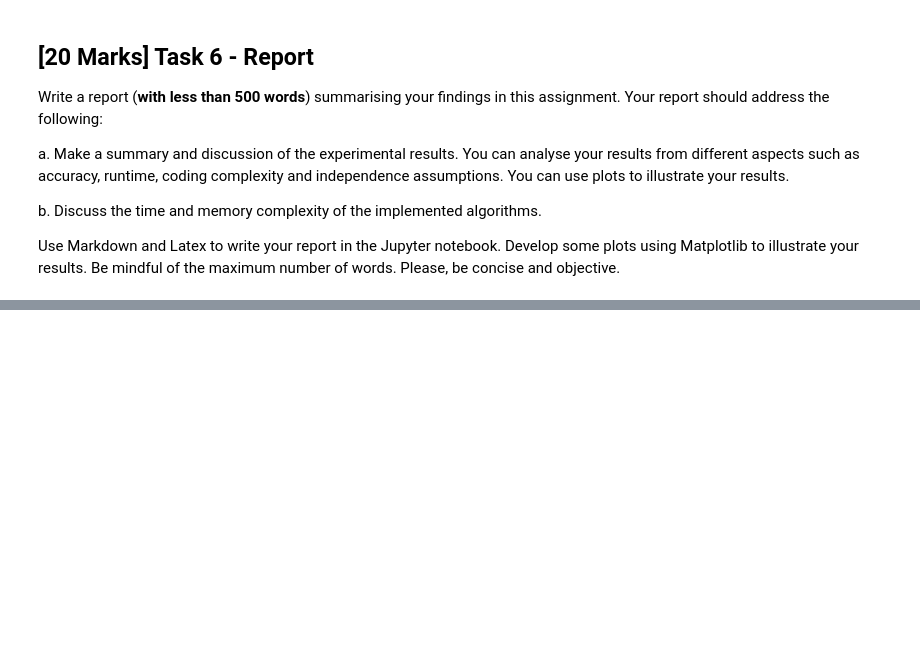
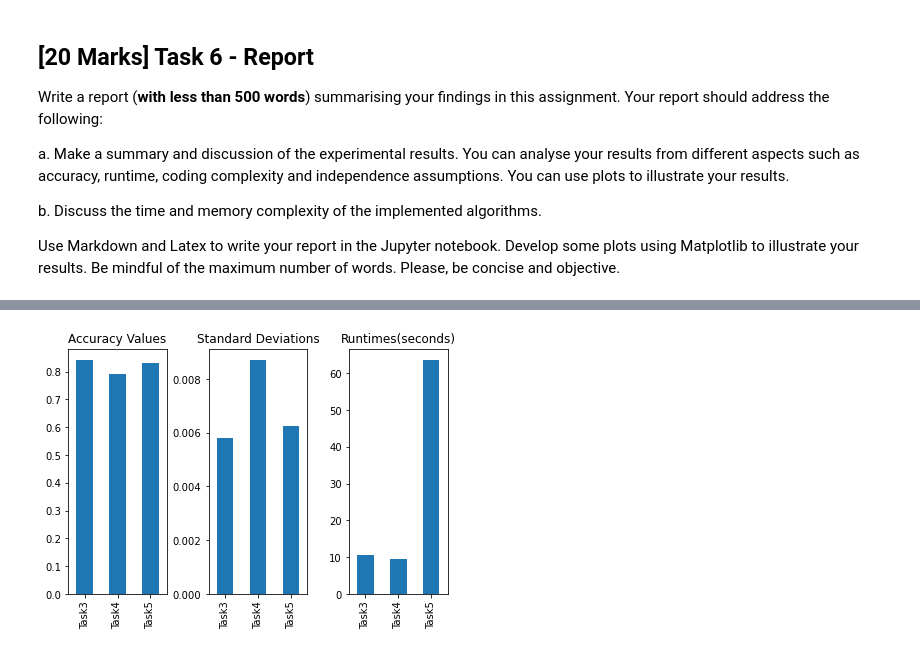
Before and after one commit to Ringgold/COMP-9418, a Jupyter notebook: COMP9418 - Assignment 1 - Bayesian networks as classifiers.ipynb, the cells around one changed output, grey strips where cells are left out. Cells and saved outputs as stored; diff of their text form; code cells hidden in the pictures; blank space fills up the shorter version.

Commit message:
10.17.2021: All tasks done

```diff
--- a/COMP9418 - Assignment 1 - Bayesian networks as classifiers.ipynb
+++ b/COMP9418 - Assignment 1 - Bayesian networks as classifiers.ipynb
@@ -488,0 +613,21 @@ Use Markdown and Latex to write your report in the Jupyter notebook. Develop som
+# %%
+import matplotlib.pyplot as plt
+
+fig, axes = plt.subplots(1,3)
+fig.tight_layout()
+axes[0].title.set_text('Accuracy Values')
+axes[1].title.set_text('Standard Deviations')
+axes[2].title.set_text('Runtimes(seconds)')
+
+tasks_list = ['Task3', 'Task4', 'Task5']
+acc_data = pd.Series([0.8412, 0.79185, 0.83295], index=tasks_list)
+acc_data.plot(kind = 'bar', ax=axes[0])
+
+stddev_data = pd.Series([0.00580603134679791, 0.008697844560579362, 0.006262786919575036], index=tasks_list)
+stddev_data.plot(kind = 'bar', ax=axes[1])
+
+time_data = pd.Series([10.6, 9.6, 63.5], index=tasks_list)
+time_data.plot(kind = 'bar', ax=axes[2])
+plt.show()
+# %% [output]
+[figure, added]
```
Also changed, not shown: parts of 16 cells of this notebook, 2 other files.
